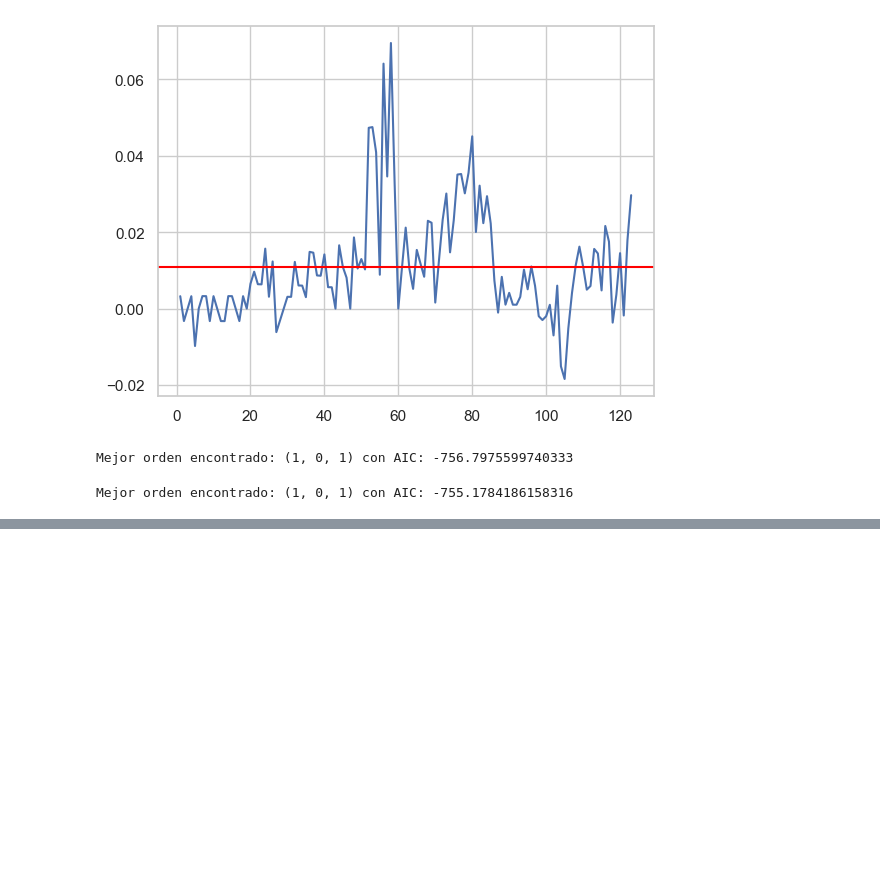
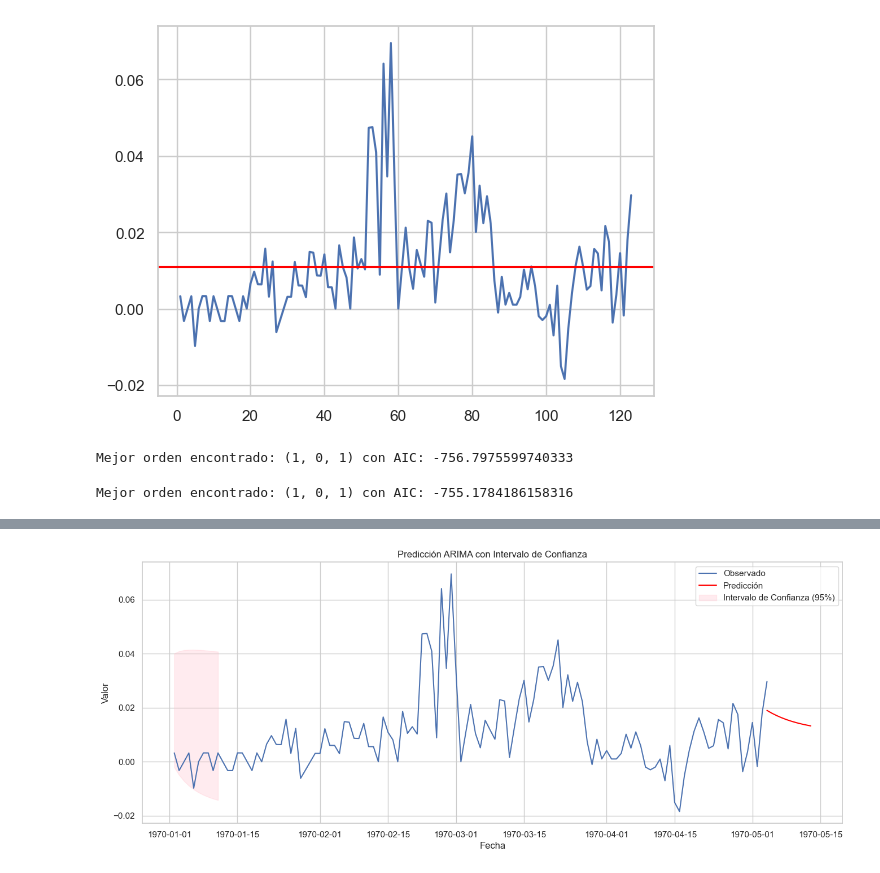
Before and after one commit to miguel2019547/econometria_2, a Jupyter notebook: Parcial_2/Clase_11/Arima.ipynb, the cells around one changed output, grey strips where cells are left out. Saved outputs shown, nothing was run; the diff lists cells and outputs as text; code cells hidden in the pictures; blank space fills up the shorter version.

```diff
--- a/Parcial_2/Clase_11/Arima.ipynb
+++ b/Parcial_2/Clase_11/Arima.ipynb
@@ -55,3 +54,28 @@ Covariance Type:                  opg
 
 Warnings:
 [1] Covariance matrix calculated using the outer product of gradients (complex-step).
+# %%
+forecast = resultado.get_forecast(steps=10, alpha=0.05)
+forecast_values = forecast.predicted_mean
+conf_int = forecast.conf_int()
+forecast_index = pd.date_range(start=variable.index[-1], periods=11, freq='D')[1:]
+forecast_df = pd.DataFrame({'forecast': forecast_values, 'lower': conf_int.iloc[:, 0], 'upper': conf_int.iloc[:, 1]}, index=forecast_index)
+
+# Graficar la serie temporal original
+plt.figure(figsize=(16,6))
+plt.plot(variable, label='Observado')
+
+# Graficar la predicción
+plt.plot(forecast_values, color='red', label='Predicción')
+
+# Rellenar la zona de confianza del 95%
+plt.fill_between(forecast_index, conf_int.iloc[:, 0], conf_int.iloc[:, 1], color='pink', alpha=0.3, label='Intervalo de Confianza (95%)')
+
+# Configuraciones adicionales para la visualización
+plt.title('Predicción ARIMA con Intervalo de Confianza')
+plt.xlabel('Fecha')
+plt.ylabel('Valor')
+plt.legend()
+plt.show()
+# %% [output]
+[figure, added]
```
Also changed, not shown: parts of 2 cells of this notebook, 3 other files.
